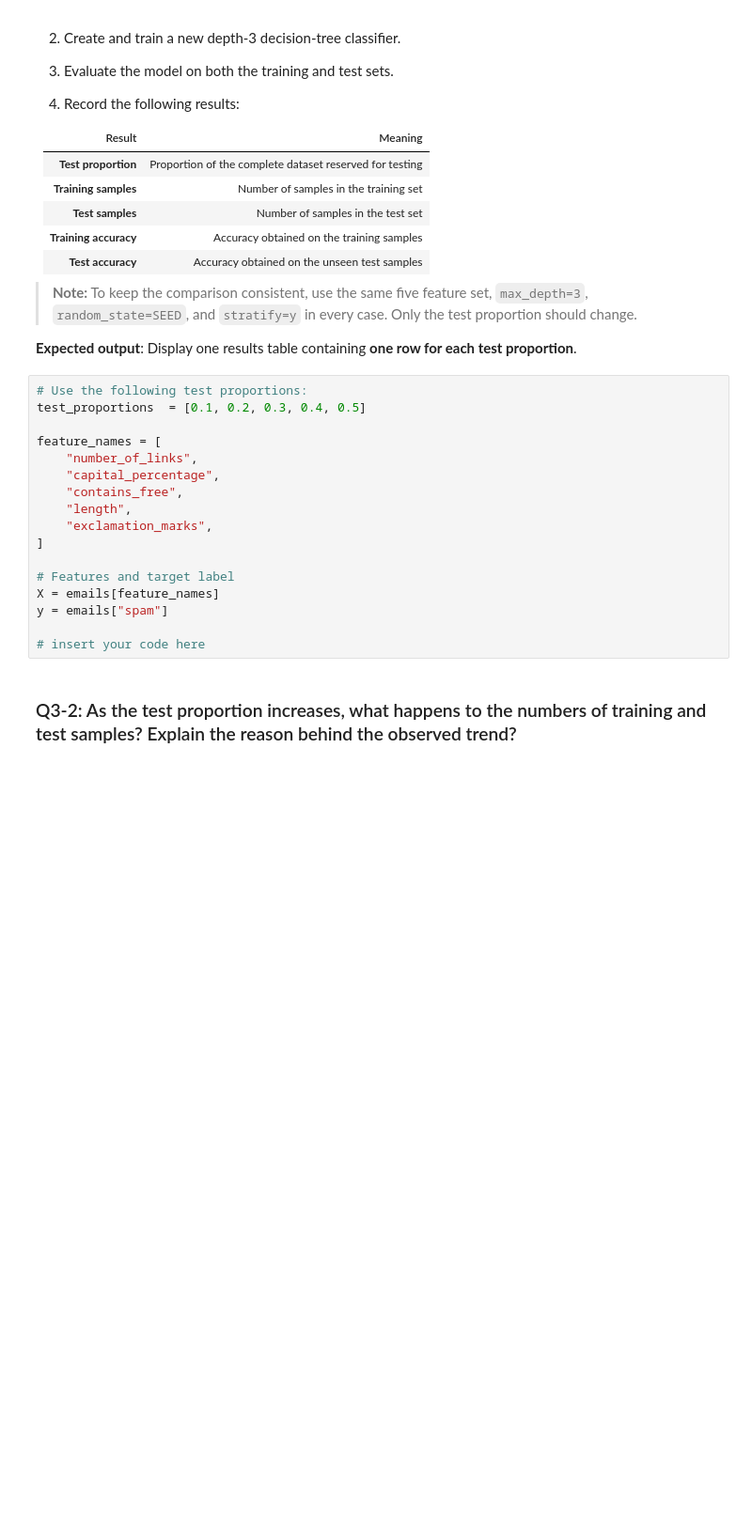
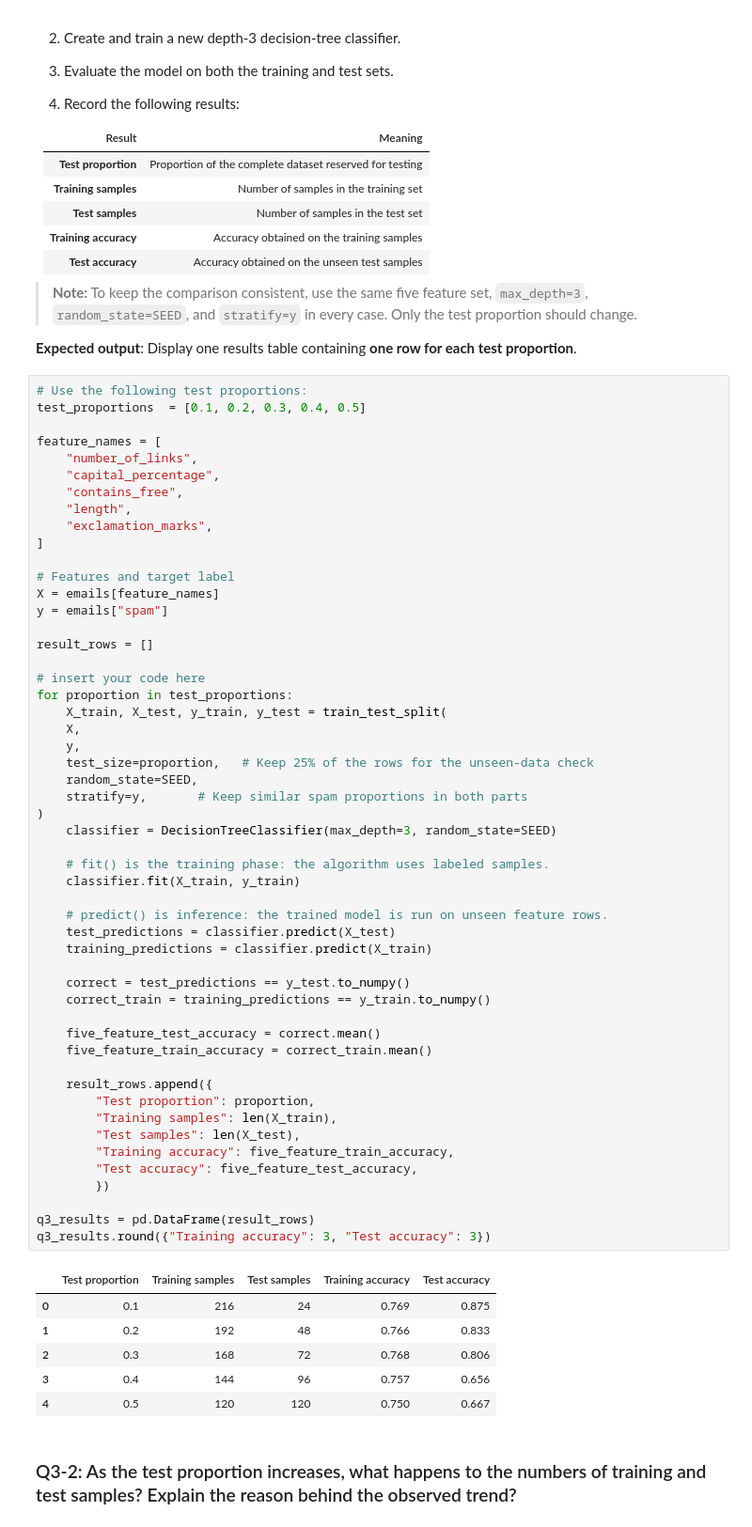
Before and after one commit to chikooooo/Statistics, a Jupyter notebook: Lab 8/TP8_Introduction_to_Machine_Learning.ipynb, the cells around one changed output. Shown at 94% size. Saved outputs shown, nothing was run; the diff lists cells and outputs as text; blank space fills up the shorter version.

```diff
--- a/Lab 8/TP8_Introduction_to_Machine_Learning.ipynb
+++ b/Lab 8/TP8_Introduction_to_Machine_Learning.ipynb
@@ -1284,20 +1541,62 @@ Use the following test proportions: `test_proportions = [0.1, 0.2, 0.3, 0.4, 0.5
 # %%
 # Use the following test proportions:
 test_proportions  = [0.1, 0.2, 0.3, 0.4, 0.5]
 
 feature_names = [
     "number_of_links",
     "capital_percentage",
     "contains_free",
     "length",
     "exclamation_marks",
 ]
 
 # Features and target label
 X = emails[feature_names]
 y = emails["spam"]
 
+result_rows = []
+
 # insert your code here
+for proportion in test_proportions:
+    X_train, X_test, y_train, y_test = train_test_split(
+    X,
+    y,
+    test_size=proportion,   # Keep 25% of the rows for the unseen-data check
+    random_state=SEED,
+    stratify=y,       # Keep similar spam proportions in both parts
+)
+    classifier = DecisionTreeClassifier(max_depth=3, random_state=SEED)
+
+    # fit() is the training phase: the algorithm uses labeled samples.
+    classifier.fit(X_train, y_train)
+
+    # predict() is inference: the trained model is run on unseen feature rows.
+    test_predictions = classifier.predict(X_test)
+    training_predictions = classifier.predict(X_train)
+
+    correct = test_predictions == y_test.to_numpy()
+    correct_train = training_predictions == y_train.to_numpy()
+
+    five_feature_test_accuracy = correct.mean()
+    five_feature_train_accuracy = correct_train.mean()
+
+    result_rows.append({
+        "Test proportion": proportion,
+        "Training samples": len(X_train),
+        "Test samples": len(X_test),
+        "Training accuracy": five_feature_train_accuracy,
+        "Test accuracy": five_feature_test_accuracy,
+        })
+
+q3_results = pd.DataFrame(result_rows)
+q3_results.round({"Training accuracy": 3, "Test accuracy": 3})
+# %% [output]
+|  | Test proportion | Training samples | Test samples | Training accuracy | Test accuracy |
+| 0 | 0.1 | 216 | 24 | 0.769 | 0.875 |
+| 1 | 0.2 | 192 | 48 | 0.766 | 0.833 |
+| 2 | 0.3 | 168 | 72 | 0.768 | 0.806 |
+| 3 | 0.4 | 144 | 96 | 0.757 | 0.656 |
+| 4 | 0.5 | 120 | 120 | 0.750 | 0.667 |
 # %% [markdown]
 ### Q3-2:  As the test proportion increases, what happens to the numbers of training and test samples? Explain the reason behind the observed trend?
 # %% [markdown]
```
Also changed, not shown: parts of 36 cells of this notebook, 2 other files.
